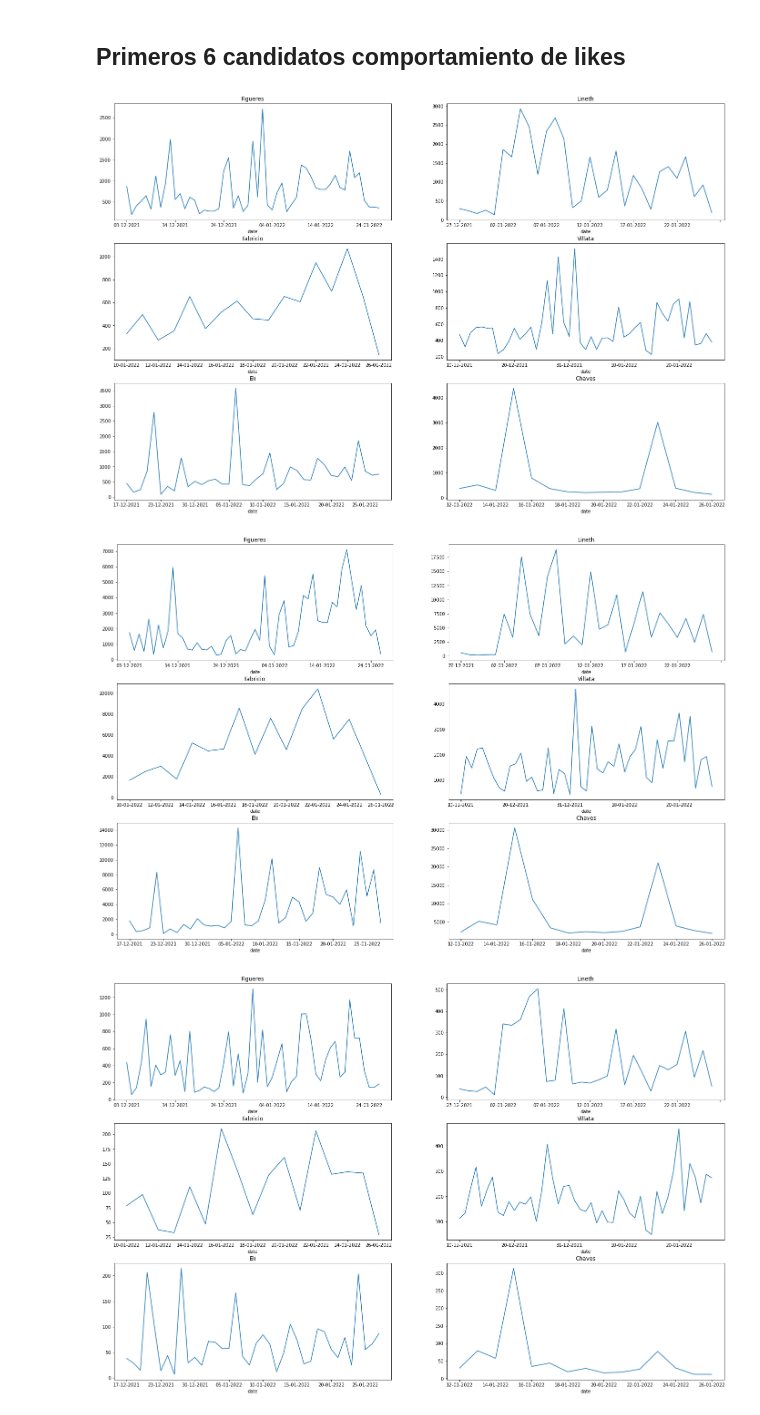
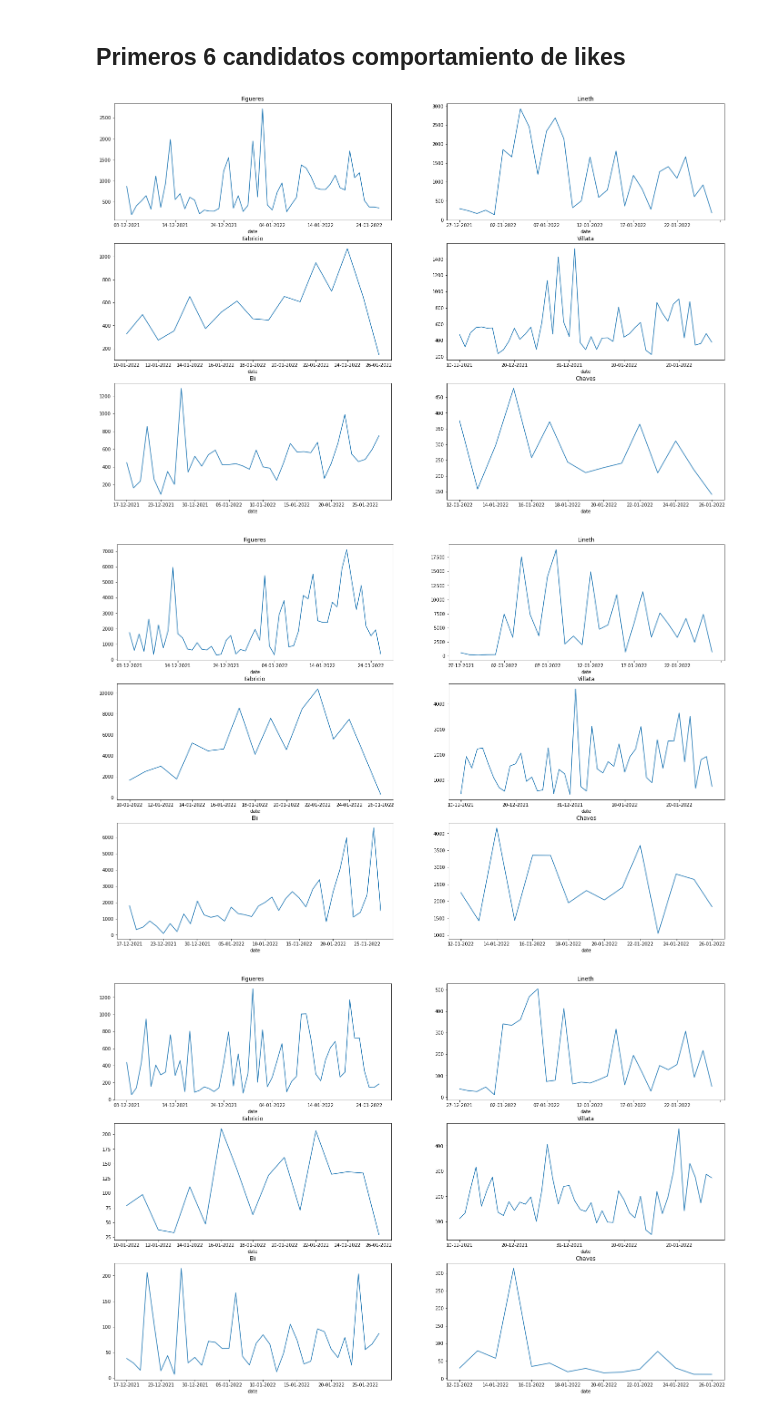
Before and after one commit to rafaelmata357/Daily-coding, a Jupyter notebook: facebook_scrapper.ipynb, the cells around one changed output. Cells and saved outputs as stored; diff of their text form; code cells hidden in the pictures.

```diff
--- a/facebook_scrapper.ipynb
+++ b/facebook_scrapper.ipynb
@@ -345,23 +345,23 @@ df_final[df_final.Page == 'conozcaarodrigochaves'].groupby(['Day'])['comments'].
 # %%
 fig , ax = plt.subplots(3,2, figsize=(24,16))
 ax[0][0].set_title('Figueres')
 df[(df.Page == 'Figuerescr')& (df.likes < 10000)].groupby(['date'],sort=False)['likes'].mean().plot(ax=ax[0][0])
 ax[0][1].set_title('Lineth')
 df[df.Page == 'LinethSaborio'].groupby(['date'],sort=False)['likes'].mean().plot(ax=ax[0][1])
 
 ax[1][0].set_title('Fabricio')
 df[df.Page == 'FabricioAlvaradoCostaRica'].groupby(['date'],sort=False)['likes'].mean().plot(ax=ax[1][0])
 
 ax[1][1].set_title('Villata')
 df[(df.Page == 'villaltaJM') & (df.likes < 4000)].groupby(['date'],sort=False)['likes'].mean().plot(ax=ax[1][1])
 
 ax[2][0].set_title('Eli')
-df[df.Page == 'efeinzaig'].groupby(['date'],sort=False)['likes'].mean().plot(ax=ax[2][0])
+df[(df.Page == 'efeinzaig') & ( df.likes < 2000)].groupby(['date'],sort=False)['likes'].mean().plot(ax=ax[2][0])
 
 ax[2][1].set_title('Chaves')
-df[df.Page == 'conozcaarodrigochaves'].groupby(['date'],sort=False)['likes'].mean().plot(ax=ax[2][1]);
+df[(df.Page == 'conozcaarodrigochaves') & (df.likes < 1000)].groupby(['date'],sort=False)['likes'].mean().plot(ax=ax[2][1]);
 # %% [output]
-[figure, old version]
+[figure, new version]
 # %%
 fig , ax = plt.subplots(3,2, figsize=(24,16))
 ax[0][0].set_title('Figueres')
@@ -376,12 +376,12 @@ ax[1][1].set_title('Villata')
 df[(df.Page == 'villaltaJM') & (df.likes < 4000)].groupby(['date'],sort=False)['likes'].sum().plot(ax=ax[1][1])
 
 ax[2][0].set_title('Eli')
-df[df.Page == 'efeinzaig'].groupby(['date'],sort=False)['likes'].sum().plot(ax=ax[2][0])
+df[(df.Page == 'efeinzaig') & ( df.likes < 2000)].groupby(['date'],sort=False)['likes'].sum().plot(ax=ax[2][0])
 
 ax[2][1].set_title('Chaves')
-df[df.Page == 'conozcaarodrigochaves'].groupby(['date'],sort=False)['likes'].sum().plot(ax=ax[2][1]);
+df[(df.Page == 'conozcaarodrigochaves') & (df.likes < 1000)].groupby(['date'],sort=False)['likes'].sum().plot(ax=ax[2][1]);
 # %% [output]
-[figure, old version]
+[figure, new version]
 # %%
 fig , ax = plt.subplots(3,2, figsize=(24,16))
 ax[0][0].set_title('Figueres')
```
Also changed, not shown: parts of 8 cells of this notebook.
